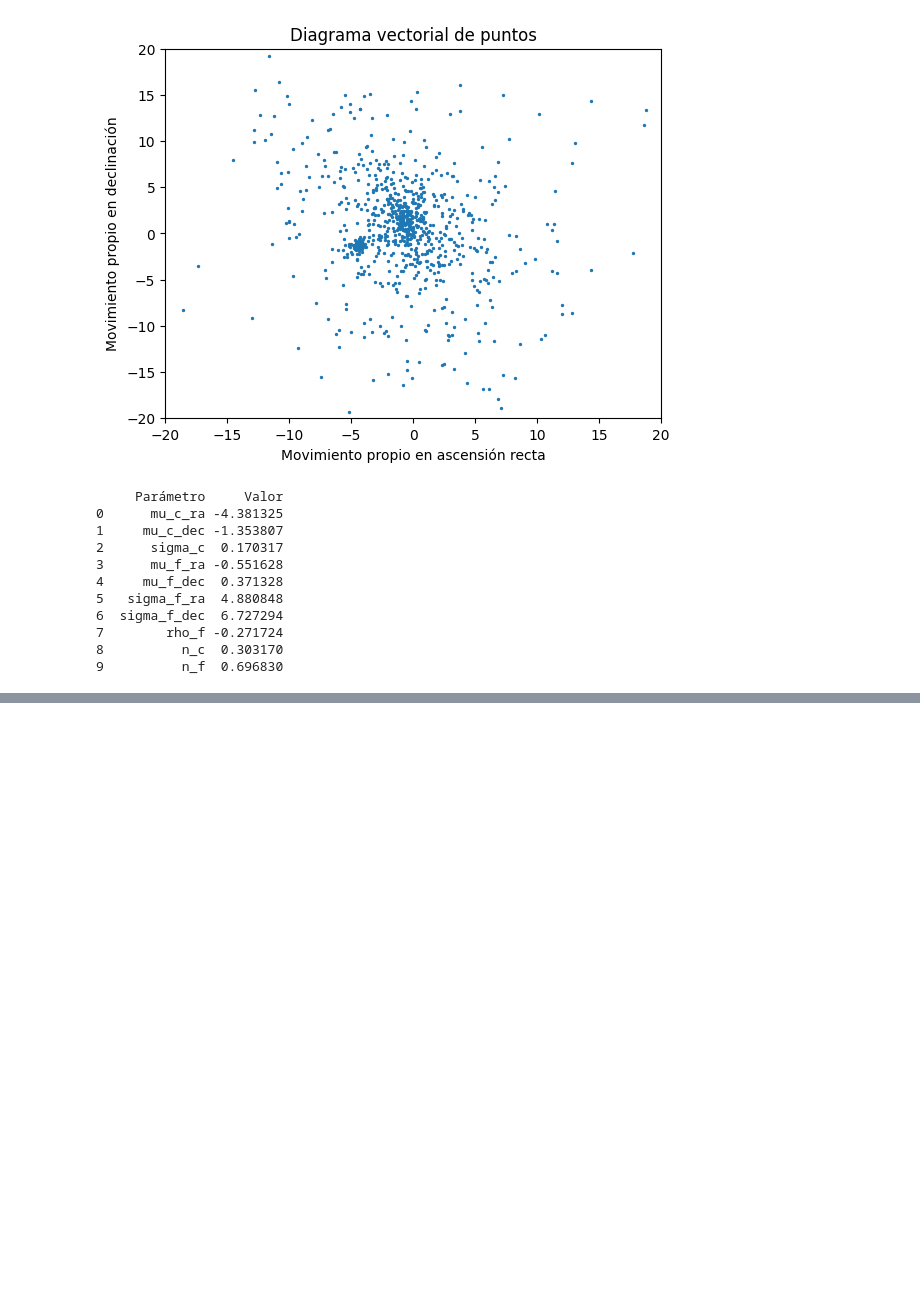
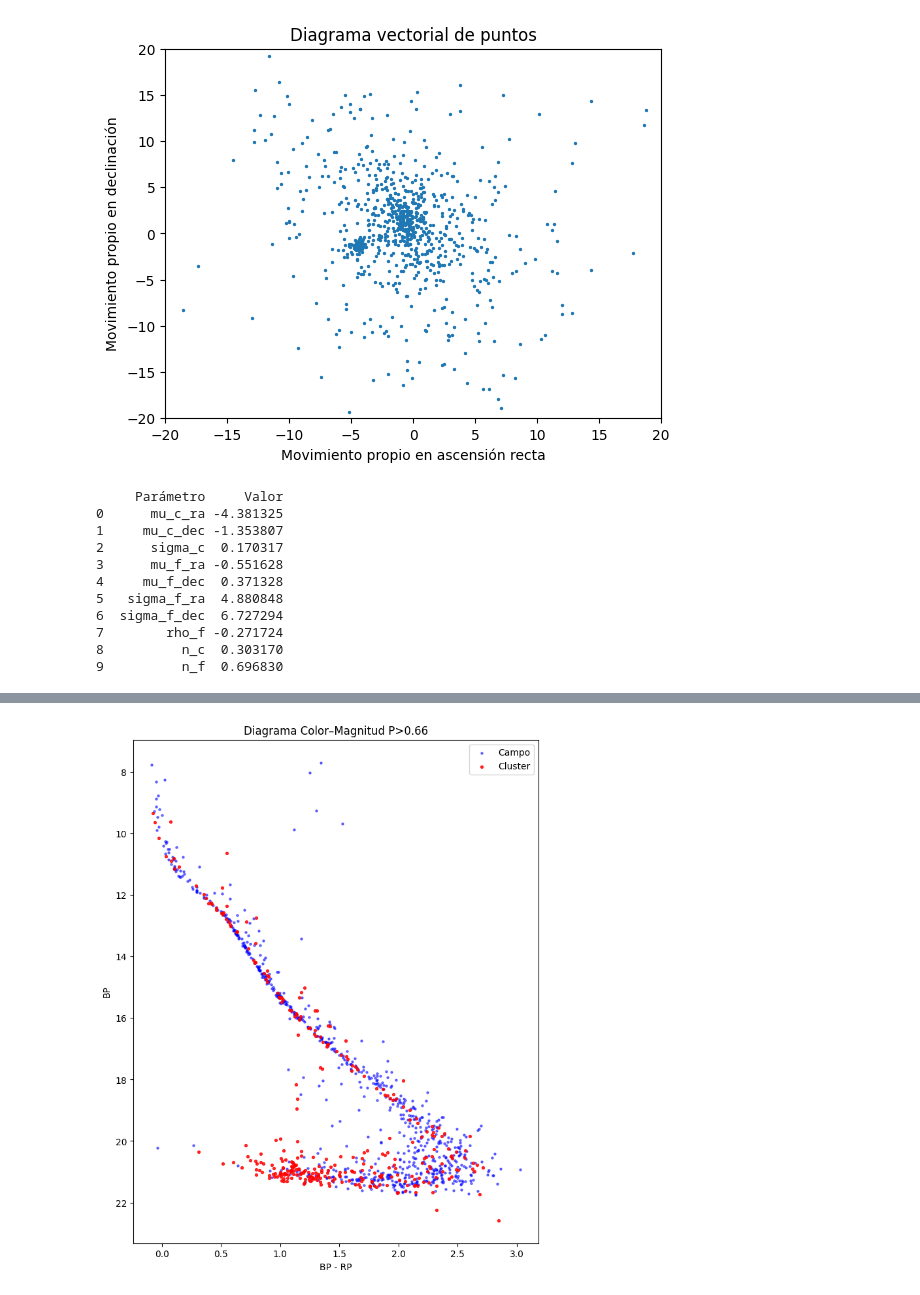
Before and after one commit to juand4g/AstroML_202610, a Jupyter notebook: Lab2/lab2.ipynb, the cells around one changed output, grey strips where cells are left out. Cells and saved outputs as stored; diff of their text form; code cells hidden in the pictures; blank space fills up the shorter version.

```diff
--- a/Lab2/lab2.ipynb
+++ b/Lab2/lab2.ipynb
@@ -208,0 +188,31 @@ plt.show()
+# %%
+P_threshold2 = 0.66
+# %%
+
+# ===== Color =====
+data['color'] = data['phot_bp_mean_mag'] - data['phot_rp_mean_mag']
+
+# ===== Separación por probabilidad =====
+cluster = data[data['P_cluster'] > P_threshold2]
+field   = data[data['P_cluster'] <= P_threshold2]
+
+# ===== Gráfica =====
+plt.figure(figsize=(8,10))
+
+plt.scatter(field['color'],
+            field['phot_bp_mean_mag'],
+            s=5, color='blue', alpha=0.5, label='Campo')
+
+plt.scatter(cluster['color'],
+            cluster['phot_bp_mean_mag'],
+            s=8, color='red', alpha=0.8, label='Cluster')
+
+plt.gca().invert_yaxis()  # Magnitud astronómica (más brillante arriba)
+
+plt.xlabel(r'BP - RP')
+plt.ylabel(r'BP')
+plt.title(f'Diagrama Color–Magnitud P>{P_threshold2}')
+plt.legend()
+plt.show()
+# %% [output]
+[figure, added]
```
Also changed, not shown: parts of 4 cells of this notebook.
